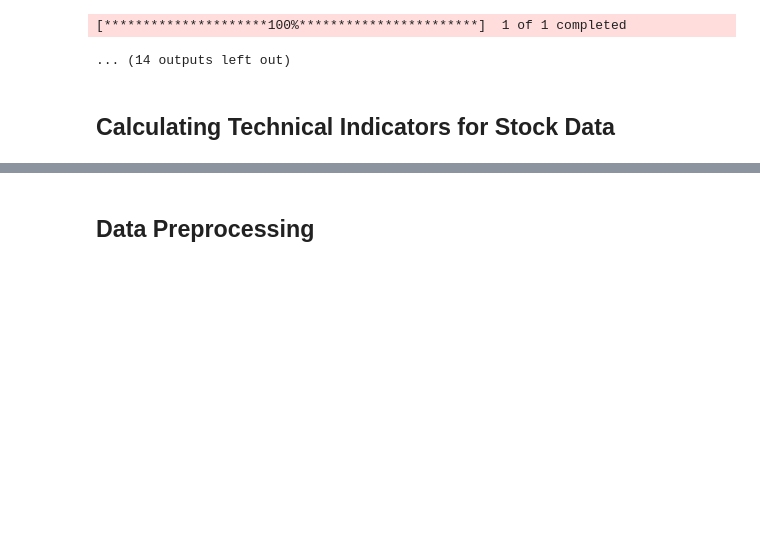
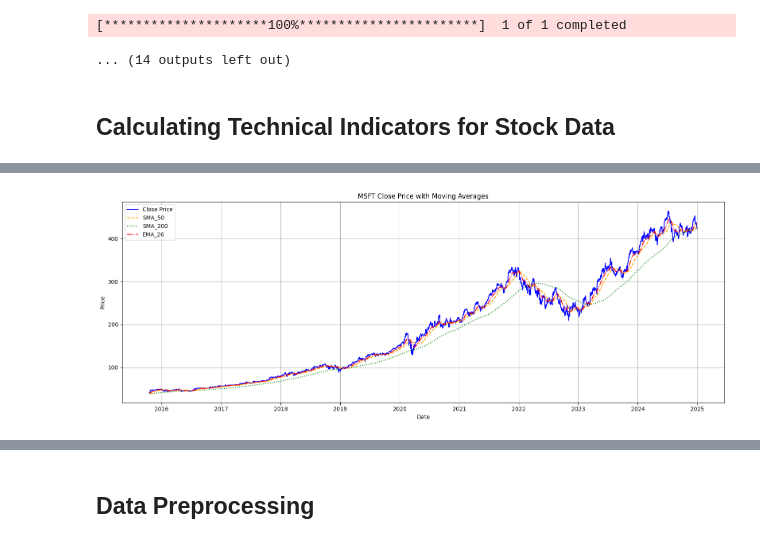
Before and after one commit to orevs-com/Stock-Market-Project, a Jupyter notebook: MSc_Final_Project.ipynb, the cells around one changed output, grey strips where cells are left out. Saved outputs shown, nothing was run; the diff lists cells and outputs as text; code cells hidden in the pictures; blank space fills up the shorter version.

```diff
--- a/MSc_Final_Project.ipynb
+++ b/MSc_Final_Project.ipynb
@@ -409,0 +442,96 @@ Successfully processed and saved ADBE data to /content/drive/MyDrive/Colab Noteb
+# %%
+# Graphical Representation of Indicators (for one ticker)
+if sample_ticker_for_plot and sample_ticker_for_plot in all_processed_data:
+    sample_df = all_processed_data[sample_ticker_for_plot]
+
+    # Ensure enough data for indicators to stabilize and plot meaningfully
+    if not sample_df.empty and len(sample_df) > 200:
+
+        print(f"\n--- Visualizing Technical Indicators for {sample_ticker_for_plot} ---")
+        # Plot 1: Close Price with Moving Averages
+        plt.figure(figsize=(16, 6))
+        plt.plot(sample_df['Close'], label='Close Price', color='blue')
+        if 'SMA_50' in sample_df.columns:
+            plt.plot(sample_df['SMA_50'], label='SMA_50', color='orange', linestyle='--')
+        if 'SMA_200' in sample_df.columns:
+            plt.plot(sample_df['SMA_200'], label='SMA_200', color='green', linestyle=':')
+        if 'EMA_26' in sample_df.columns:
+            plt.plot(sample_df['EMA_26'], label='EMA_26', color='red', linestyle='-.')
+        plt.title(f'{sample_ticker_for_plot} Close Price with Moving Averages')
+        plt.xlabel('Date')
+        plt.ylabel('Price')
+        plt.legend()
+        plt.grid(True)
+        plt.tight_layout()
+        plt.show()
+        plt.savefig(os.path.join(Plots_Output_Path, f"{sample_ticker_for_plot}_Plot1_MA.png"))
+        plt.close()
+
+        # Plot 2: RSI
+        if 'RSI_14' in sample_df.columns:
+            plt.figure(figsize=(16, 4))
+            plt.plot(sample_df['RSI_14'], label='RSI_14', color='purple')
+            plt.axhline(70, color='red', linestyle='--', alpha=0.7, label='Overbought')
+            plt.axhline(30, color='green', linestyle='--', alpha=0.7, label='Oversold')
+            plt.title(f'{sample_ticker_for_plot} Relative Strength Index (RSI)')
+            plt.xlabel('Date')
+            plt.ylabel('RSI Value')
+            plt.legend()
+            plt.grid(True)
+            plt.tight_layout()
+            plt.show()
+            plt.savefig(os.path.join(Plots_Output_Path, f"{sample_ticker_for_plot}_Plot2_RSI.png"))
+            plt.close()
+
+        # Plot 3: MACD
+        if 'MACD_12_26_9' in sample_df.columns and 'MACDs_12_26_9' in sample_df.columns and 'MACDh_12_26_9' in sample_df.columns:
+            plt.figure(figsize=(16, 5))
+            plt.plot(sample_df['MACD_12_26_9'], label='MACD', color='red')
+            plt.plot(sample_df['MACDs_12_26_9'], label='Signal', color='blue')
+            plt.bar(sample_df.index, sample_df['MACDh_12_26_9'], label='Histogram', color='gray', alpha=0.6)
+            plt.title(f'{sample_ticker_for_plot} Moving Average Convergence Divergence (MACD)')
+            plt.xlabel('Date')
+            plt.ylabel('Value')
+            plt.legend()
+            plt.grid(True)
+            plt.tight_layout()
+            plt.show()
+            plt.savefig(os.path.join(Plots_Output_Path, f"{sample_ticker_for_plot}_Plot3_MACD.png"))
+            plt.close()
+
+        # Plot 4: Bollinger Bands
+        if 'BBL_5_2.0' in sample_df.columns and 'BBM_5_2.0' in sample_df.columns and 'BBU_5_2.0' in sample_df.columns:
+            plt.figure(figsize=(16, 6))
+            plt.plot(sample_df['Close'], label='Close Price', color='blue', alpha=0.7)
+            plt.plot(sample_df['BBM_5_2.0'], label='BB Middle', color='orange', linestyle='--')
+            plt.plot(sample_df['BBL_5_2.0'], label='BB Lower', color='red', linestyle='--')
+            plt.plot(sample_df['BBU_5_2.0'], label='BB Upper', color='green', linestyle='--')
+            plt.fill_between(sample_df.index, sample_df['BBL_5_2.0'], sample_df['BBU_5_2.0'], color='gray', alpha=0.1)
+            plt.title(f'{sample_ticker_for_plot} Bollinger Bands')
+            plt.xlabel('Date')
+            plt.ylabel('Price')
+            plt.legend()
+            plt.grid(True)
+            plt.tight_layout()
+            plt.show()
+            plt.savefig(os.path.join(Plots_Output_Path, f"{sample_ticker_for_plot}_Plot4_BBands.png"))
+            plt.close()
+
+        # Plot 5: Volume
+        plt.figure(figsize=(16, 5))
+        plt.bar(sample_df.index, sample_df['Volume'], color='blue', label='Volume')
+        plt.title(f'{sample_ticker_for_plot} Trading Volume')
+        plt.xlabel('Date')
+        plt.ylabel('Volume')
+        plt.legend()
+        plt.grid(True)
+        plt.tight_layout()
+        plt.show()
+        plt.savefig(os.path.join(Plots_Output_Path, f"{sample_ticker_for_plot}_Plot5_Volume.png"))
+        plt.close()
+
+    else:
+        print(f"Not enough data (need >200 data points) for {sample_ticker_for_plot} or indicators not present to plot.")
+else:
+    print("No sample ticker available for plotting.")
+# %% [output]
@@ -409,0 +539 @@ Successfully processed and saved ADBE data to /content/drive/MyDrive/Colab Noteb
+[figure, added]
```
Also changed, not shown: parts of 25 cells of this notebook.
